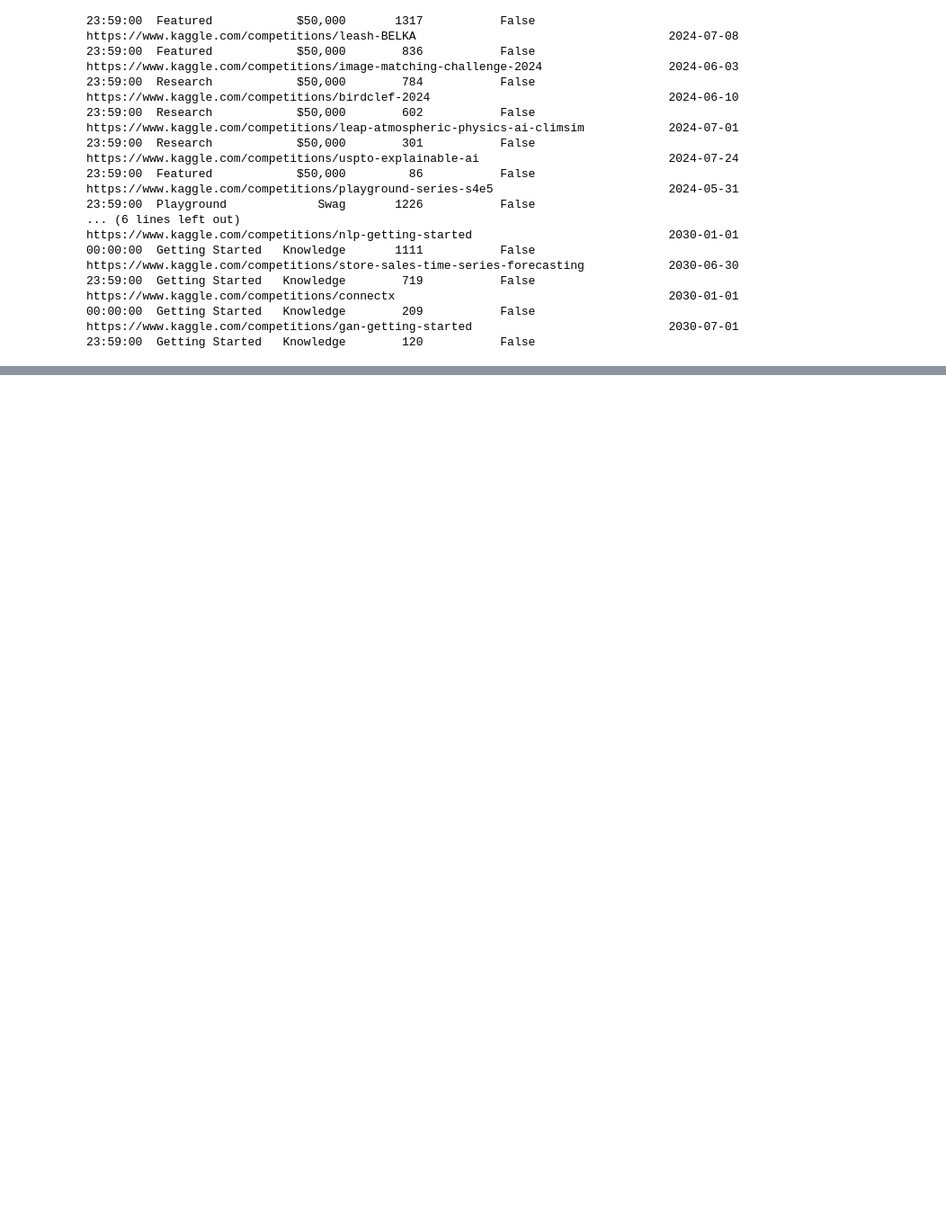
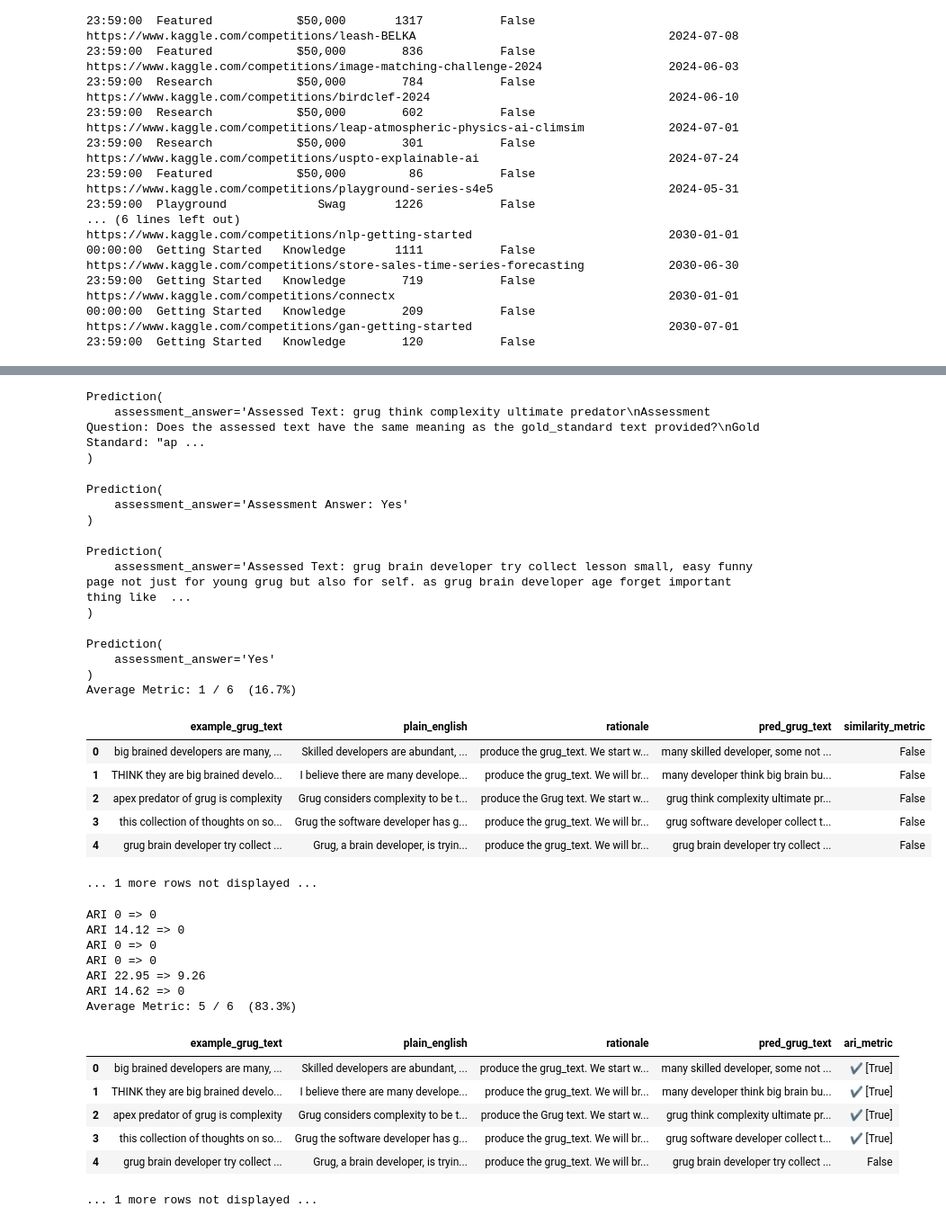
Before and after one commit to edgarbc/LLM_optimizer, a Jupyter notebook: my_DSPy_tutorial.ipynb, the cells around one changed output, grey strips where cells are left out. Shown at 90% size. Drawn from its saved outputs; the diff is of its cells as text; code cells hidden in the pictures; blank space fills up the shorter version.

```diff
--- a/my_DSPy_tutorial.ipynb
+++ b/my_DSPy_tutorial.ipynb
@@ -82,0 +285,15 @@ print(soup)
+# %%
+gpt4T = dspy.OpenAI(model='gpt-4-turbo', max_tokens=500)
+def similarity_metric(truth, pred, trace=None):
+    truth_grug_text = truth.grug_text
+    proposed_grug_text = pred.grug_text
+    similarity_question = f"""Does the assessed text have the same meaning as the gold_standard text provided?
+Gold Standard: "{truth_grug_text}"
+Provide only a yes or no answer."""
+    with dspy.context(lm=gpt4T):
+        assessor = dspy.Predict(AssessBasedOnQuestion)
+        raw_similarity_result = assessor(assessed_text=proposed_grug_text, assessment_question=similarity_question)
+    print(raw_similarity_result) # for debugging
+    raw_similarity = raw_similarity_result.assessment_answer.lower().strip()
+    same_meaning = raw_similarity == 'yes'
+    return same_meaning
@@ -82,0 +302,17 @@ print(soup)
+# %%
+def ari_metric(truth, pred, trace=None):
+    truth_grug_text = truth.grug_text
+    proposed_grug_text = pred.grug_text
+
+    gold_ari = automated_readability_index(truth_grug_text)
+    pred_ari = automated_readability_index(proposed_grug_text)
+    print(f"ARI {gold_ari} => {pred_ari}")
+    ari_result = pred_ari <= 7.01
+    return ari_result
+# %%
+def overall_metric(provided_example, predicted, trace=None):
+    similarity = similarity_metric(provided_example, predicted, trace)
+    ari = ari_metric(provided_example, predicted, trace)
+    if similarity and ari:
+        return True
+    return False
@@ -82,0 +322,6 @@ print(soup)
+# %%
+from dspy.teleprompt import BootstrapFewShot
+config = dict(max_bootstrapped_demos=4, max_labeled_demos=4)
+optimizer = BootstrapFewShot(metric=overall_metric, **config)
+optimizer.max_errors = 1 # helpful to debug errors faster
+optimized_cot = optimizer.compile(CoT(), trainset=train, valset=test)
@@ -82,0 +356,7 @@ print(soup)
+# %%
+from dspy.evaluate import Evaluate
+individual_metrics = [similarity_metric, ari_metric]
+for metric in individual_metrics:
+    evaluate = Evaluate(metric=metric, devset=train, num_threads=1, display_progress=True, display_table=5)
+    evaluate(optimized_cot)
+# %% [output]
@@ -82,0 +369,34 @@ print(soup)
+Prediction(
+    assessment_answer='Assessed Text: grug think complexity ultimate predator\nAssessment Question: Does the assessed text have the same meaning as the gold_standard text provided?\nGold Standard: "ap ...
+)
+Prediction(
+    assessment_answer='Assessment Answer: Yes'
+)
+Prediction(
+    assessment_answer='Assessed Text: grug brain developer try collect lesson small, easy funny page not just for young grug but also for self. as grug brain developer age forget important thing like  ...
+)
+Prediction(
+    assessment_answer='Yes'
+)
+Average Metric: 1 / 6  (16.7%)
+|  | example_grug_text | plain_english | rationale | pred_grug_text | similarity_metric |
+| 0 | big brained developers are many, ... | Skilled developers are abundant, ... | produce the grug_text. We start w... | many skilled developer, some not ... | False |
+| 1 | THINK they are big brained develo... | I believe there are many develope... | produce the grug_text. We will br... | many developer think big brain bu... | False |
+| 2 | apex predator of grug is complexity | Grug considers complexity to be t... | produce the Grug text. We start w... | grug think complexity ultimate pr... | False |
+| 3 | this collection of thoughts on so... | Grug the software developer has g... | produce the grug_text. We will br... | grug software developer collect t... | False |
+| 4 | grug brain developer try collect ... | Grug, a brain developer, is tryin... | produce the grug_text. We will br... | grug brain developer try collect ... | False |
+... 1 more rows not displayed ...
+ARI 0 => 0
+ARI 14.12 => 0
+ARI 0 => 0
+ARI 0 => 0
+ARI 22.95 => 9.26
+ARI 14.62 => 0
+Average Metric: 5 / 6  (83.3%)
+|  | example_grug_text | plain_english | rationale | pred_grug_text | ari_metric |
+| 0 | big brained developers are many, ... | Skilled developers are abundant, ... | produce the grug_text. We start w... | many skilled developer, some not ... | ✔️ [True] |
+| 1 | THINK they are big brained develo... | I believe there are many develope... | produce the grug_text. We will br... | many developer think big brain bu... | ✔️ [True] |
+| 2 | apex predator of grug is complexity | Grug considers complexity to be t... | produce the Grug text. We start w... | grug think complexity ultimate pr... | ✔️ [True] |
+| 3 | this collection of thoughts on so... | Grug the software developer has g... | produce the grug_text. We will br... | grug software developer collect t... | ✔️ [True] |
+| 4 | grug brain developer try collect ... | Grug, a brain developer, is tryin... | produce the grug_text. We will br... | grug brain developer try collect ... | False |
+... 1 more rows not displayed ...
```
Also changed, not shown: parts of 33 cells of this notebook.
